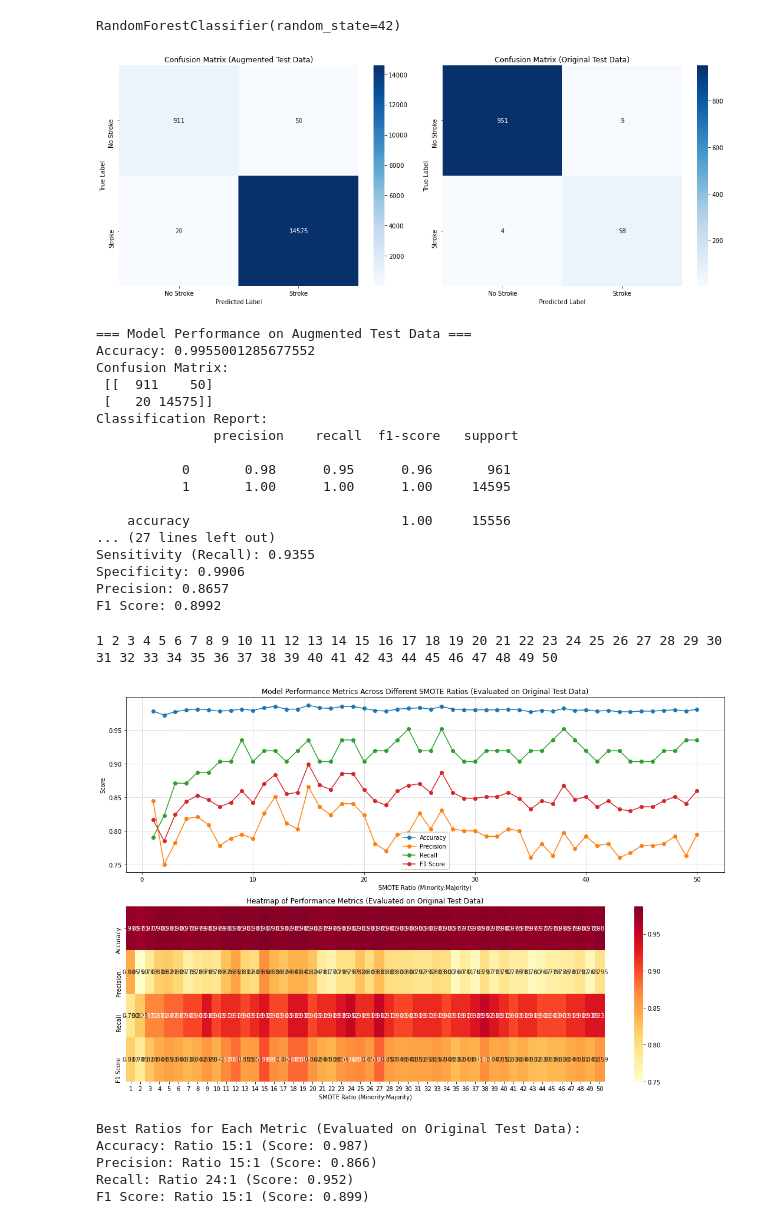
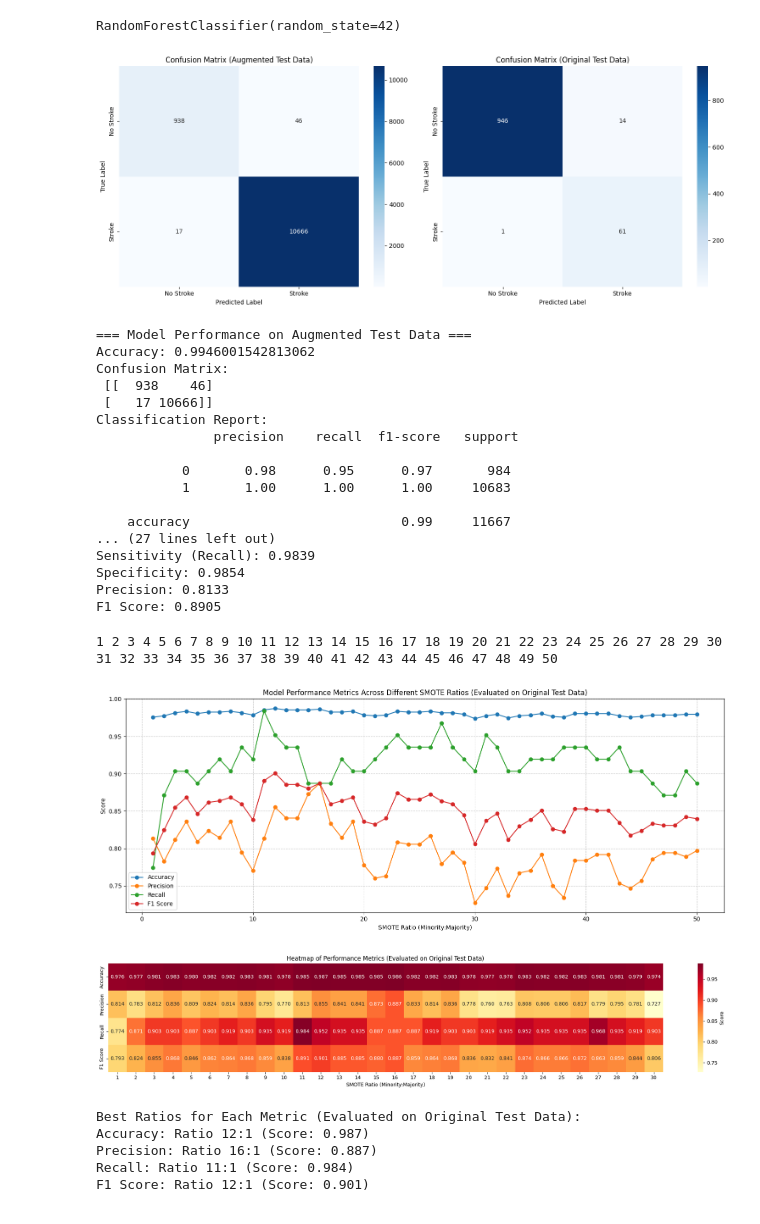
Before and after one commit to Leolife/Stroke-Classification-with-Machine-Learning, a Jupyter notebook: random_forest_classifier.ipynb, the cells around one changed output. Saved outputs shown, nothing was run; the diff lists cells and outputs as text; code cells hidden in the pictures.

```diff
--- a/random_forest_classifier.ipynb
+++ b/random_forest_classifier.ipynb
@@ -43,7 +43,7 @@ y_original = data['stroke']
 _, X_test_original, _, y_test_original = train_test_split(X_original, y_original, test_size=0.2, random_state=42)
 
 # Apply SMOTE with the best ratio of stroke-havers vs no strokes
-smote = SMOTE(sampling_strategy={0: len(y[y==0]), 1: 15*len(y[y==0])}, random_state=42)
+smote = SMOTE(sampling_strategy={0: len(y[y==0]), 1: 11*len(y[y==0])}, random_state=42)
 X_resampled, y_resampled = smote.fit_resample(X, y)
 
 # Check the new class distribution
@@ -143,24 +143,24 @@ def print_detailed_metrics(conf_matrix, title):
 print_detailed_metrics(conf_matrix, "Augmented Test Data")
 print_detailed_metrics(conf_matrix_original, "Original Test Data")
 # %% [output]
-[figure, old version]
+[figure, new version]
 === Model Performance on Augmented Test Data ===
-Accuracy: 0.9955001285677552
+Accuracy: 0.9946001542813062
 Confusion Matrix:
- [[  911    50]
- [   20 14575]]
+ [[  938    46]
+ [   17 10666]]
 Classification Report:
                precision    recall  f1-score   support
 
-           0       0.98      0.95      0.96       961
-           1       1.00      1.00      1.00     14595
+           0       0.98      0.95      0.97       984
+           1       1.00      1.00      1.00     10683
 
-    accuracy                           1.00     15556
+    accuracy                           0.99     11667
 ... (27 lines left out)
-Sensitivity (Recall): 0.9355
-Specificity: 0.9906
-Precision: 0.8657
-F1 Score: 0.8992
+Sensitivity (Recall): 0.9839
+Specificity: 0.9854
+Precision: 0.8133
+F1 Score: 0.8905
 # %%
 # Collect metrics for different SMOTE ratios
 ratios = list(range(1,51))
@@ -170,7 +170,6 @@ results = {
     'Recall': [],
     'F1 Score': []
 }
-
 for ratio in ratios:
     # Apply SMOTE with different ratios
     smote = SMOTE(sampling_strategy={0: len(y[y==0]), 1: ratio*len(y[y==0])}, random_state=42)
@@ -194,48 +193,51 @@ for ratio in ratios:
     # Calculate metrics using original test data
     results['Accuracy'].append(accuracy_score(y_test_original, y_pred_original))
     results['Precision'].append(precision_score(y_test_original, y_pred_original))
     results['Recall'].append(recall_score(y_test_original, y_pred_original))
     results['F1 Score'].append(f1_score(y_test_original, y_pred_original))
 
     print(f"{ratio} ", end="")
 
-# Create visualization
-plt.figure(figsize=(15, 10))
-
-# Line plot
-plt.subplot(2, 1, 1)
+# Create first figure for line plot
+plt.figure(figsize=(15, 6))
 for metric in results.keys():
     plt.plot(ratios, results[metric], marker='o', label=metric)
 plt.xlabel('SMOTE Ratio (Minority:Majority)')
 plt.ylabel('Score')
 plt.title('Model Performance Metrics Across Different SMOTE Ratios (Evaluated on Original Test Data)')
 plt.grid(True, linestyle='--', alpha=0.7)
 plt.legend()
+plt.tight_layout()
+plt.show()
 
-# Heatmap
-plt.subplot(2, 1, 2)
-heatmap_data = np.array([results[metric] for metric in results.keys()])
-sns.heatmap(heatmap_data, annot=True, fmt='.3f',
-            xticklabels=ratios,
+# Create second figure for heatmap
+plt.figure(figsize=(20, 4))
+heatmap_data = np.array([results[metric][:30] for metric in results.keys()])
+sns.heatmap(heatmap_data,
+            annot=True,
+            fmt='.3f',
+            xticklabels=range(1, 31),  # Limited to 1-30
             yticklabels=results.keys(),
-            cmap='YlOrRd')
+            cmap='YlOrRd',
+            annot_kws={'size': 10},
+            cbar_kws={'label': 'Score'})
 plt.xlabel('SMOTE Ratio (Minority:Majority)')
 plt.title('Heatmap of Performance Metrics (Evaluated on Original Test Data)')
-
 plt.tight_layout()
 plt.show()
 
 # Print the best ratio for each metric
 print("\nBest Ratios for Each Metric (Evaluated on Original Test Data):")
 for metric in results.keys():
     best_ratio = ratios[np.argmax(results[metric])]
     best_score = max(results[metric])
     print(f"{metric}: Ratio {best_ratio}:1 (Score: {best_score:.3f})")
 # %% [output]
 1 2 3 4 5 6 7 8 9 10 11 12 13 14 15 16 17 18 19 20 21 22 23 24 25 26 27 28 29 30 31 32 33 34 35 36 37 38 39 40 41 42 43 44 45 46 47 48 49 50
-[figure, old version]
+[figure, new version]
+[figure, added]
 Best Ratios for Each Metric (Evaluated on Original Test Data):
-Accuracy: Ratio 15:1 (Score: 0.987)
-Precision: Ratio 15:1 (Score: 0.866)
-Recall: Ratio 24:1 (Score: 0.952)
-F1 Score: Ratio 15:1 (Score: 0.899)
+Accuracy: Ratio 12:1 (Score: 0.987)
+Precision: Ratio 16:1 (Score: 0.887)
+Recall: Ratio 11:1 (Score: 0.984)
+F1 Score: Ratio 12:1 (Score: 0.901)
```
Also changed, not shown: parts of 1 cell of this notebook.
